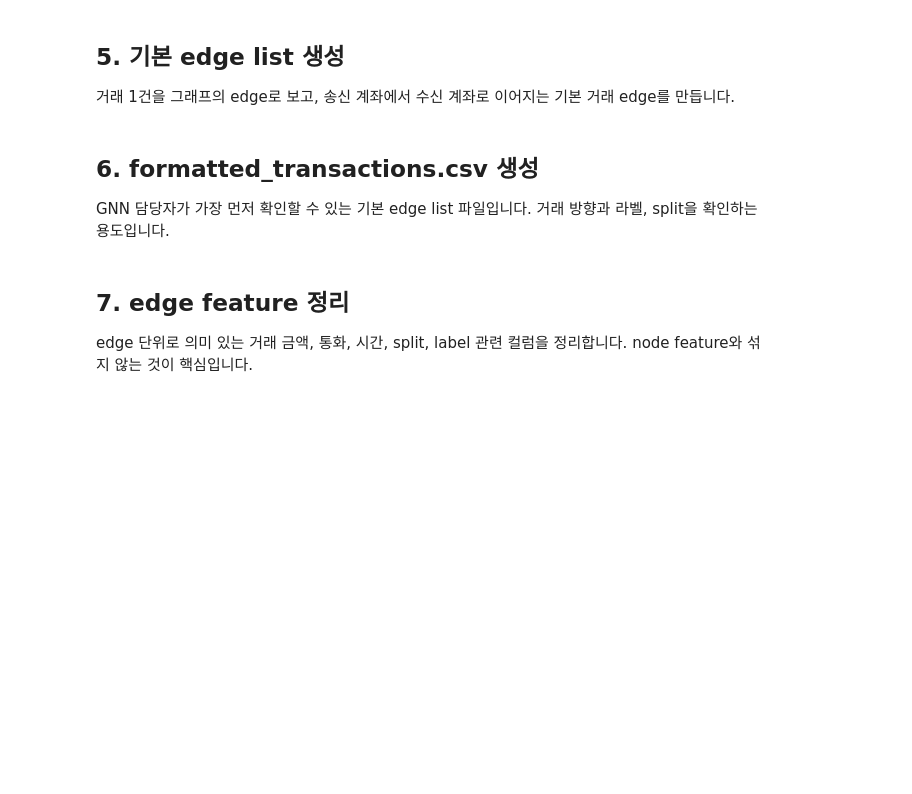
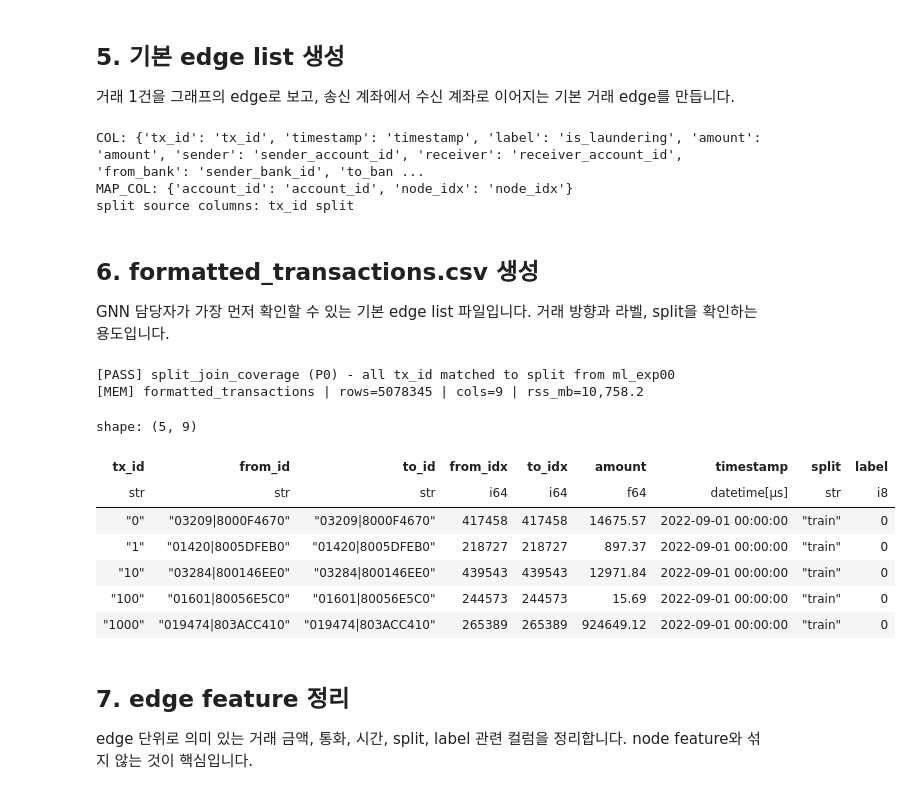
Before and after one commit to JKYUPSYCHE/Graph_AML, a Jupyter notebook: data/preprocessing/04_gnn_graph_process.ipynb, the cells around one changed output. Cells and saved outputs as stored; diff of their text form; code cells hidden in the pictures; blank space fills up the shorter version.

Commit message:
[Data] edit gnn preprocessing code

```diff
--- a/data/preprocessing/04_gnn_graph_process.ipynb
+++ b/data/preprocessing/04_gnn_graph_process.ipynb
@@ -35,12 +40,10 @@ from pathlib import Path
 # Drive 폴더 구조:
 # Graph_AML/
 # └── data/
-#     ├── code/
 #     ├── raw/
-#     ├── processed/
-#     │   ├── clean_base/
-#     │   └── ml_features/
-#     └── graph/
+#     └── processed/
+#         ├── clean_base/
+#         ├── ml_features/
 #         └── gnn_inputs/
 #
 # ============================================================
@@ -58,14 +61,12 @@ except ModuleNotFoundError:
 DRIVE_BASE_DIR = Path("/content/drive/MyDrive/Graph_AML")
 DRIVE_DATA_DIR = DRIVE_BASE_DIR / "data"
 
-CODE_DIR = DRIVE_DATA_DIR / "code"
 RAW_DIR = DRIVE_DATA_DIR / "raw"
 PROCESSED_DIR = DRIVE_DATA_DIR / "processed"
-GRAPH_DIR = DRIVE_DATA_DIR / "graph"
 
 CLEAN_BASE_DIR = PROCESSED_DIR / "clean_base"
 ML_DRIVE_DIR = PROCESSED_DIR / "ml_features"
-GNN_DRIVE_DIR = GRAPH_DIR / "gnn_inputs"
+GNN_DRIVE_DIR = PROCESSED_DIR / "gnn_inputs"
 VALIDATION_DIR = GNN_DRIVE_DIR / "validation"
 
 
@@ -78,10 +79,8 @@ GNN_DIR = GNN_DRIVE_DIR
 PROJECT_DIR = DRIVE_BASE_DIR
 
 for p in [
-    CODE_DIR,
     RAW_DIR,
     PROCESSED_DIR,
-    GRAPH_DIR,
     CLEAN_BASE_DIR,
     ML_DRIVE_DIR,
     GNN_DRIVE_DIR,
@@ -154,6 +153,7 @@ CONFIG = {
     "TX_ID_COL": "tx_id",
     "LABEL_COL": "is_laundering",
     "AMOUNT_COL": "amount",
+    "AMOUNT_RECEIVED_COL": "amount_received",
     "SENDER_COL": "sender_account_id",
     "RECEIVER_COL": "receiver_account_id",
     "FROM_BANK_COL": "sender_bank_id",
@@ -320,6 +357,7 @@ COL = {
     "to_bank": resolve_column(clean_base, CONFIG["TO_BANK_COL"], ["To Bank", "to_bank"], required=False),
     "payment_format": resolve_column(clean_base, "payment_format", ["Payment Format", "payment format"], required=False),
     "currency": resolve_column(clean_base, "payment_currency", ["Payment Currency", "currency", "amount_currency"], required=False),
+    "amount_received": resolve_column(clean_base, CONFIG["AMOUNT_RECEIVED_COL"], ["Amount Received", "amount_received", "amount_recv"], required=False),
 }
 
 MAP_COL = {
@@ -333,6 +371,10 @@ SPLIT_COL = resolve_column(ml_exp00, "split", ["data_split"])
 print("COL:", COL)
 print("MAP_COL:", MAP_COL)
 print("split source columns:", SPLIT_TX_COL, SPLIT_COL)
+# %% [output]
+COL: {'tx_id': 'tx_id', 'timestamp': 'timestamp', 'label': 'is_laundering', 'amount': 'amount', 'sender': 'sender_account_id', 'receiver': 'receiver_account_id', 'from_bank': 'sender_bank_id', 'to_ban ...
+MAP_COL: {'account_id': 'account_id', 'node_idx': 'node_idx'}
+split source columns: tx_id split
 # %% [markdown]
 ## 6. formatted_transactions.csv 생성
 GNN 담당자가 가장 먼저 확인할 수 있는 기본 edge list 파일입니다. 거래 방향과 라벨, split을 확인하는 용도입니다.
@@ -376,39 +418,48 @@ mapping_std = account_mapping.select([
 ])
 
 base = (
     base
     .join(mapping_std.rename({"account_id": "from_id", "node_idx": "from_idx"}), on="from_id", how="left")
     .join(mapping_std.rename({"account_id": "to_id", "node_idx": "to_idx"}), on="to_id", how="left")
 )
 
-missing_from = base.filter(pl.col("from_idx").is_null()).height
-missing_to = base.filter(pl.col("to_idx").is_null()).height
-if missing_from or missing_to:
-    fail_check("mapping_coverage", "P0", f"from_missing={missing_from}, to_missing={missing_to}", missing_from + missing_to)
-else:
-    add_check("mapping_coverage", "PASS", "P0", "all accounts exist in Step 1 account_mapping", 0)
 
 optional_cols = []
 if COL["from_bank"]:
     optional_cols.append(pl.col(COL["from_bank"]).cast(pl.Utf8).alias("from_bank"))
 if COL["to_bank"]:
     optional_cols.append(pl.col(COL["to_bank"]).cast(pl.Utf8).alias("to_bank"))
 if COL["currency"]:
     optional_cols.append(pl.col(COL["currency"]).cast(pl.Utf8).alias("currency"))
 if COL["payment_format"]:
     optional_cols.append(pl.col(COL["payment_format"]).cast(pl.Utf8).alias("payment_format"))
+if COL["amount_received"]:
+    optional_cols.append(pl.col(COL["amount_received"]).cast(pl.Float64).alias("amount_received"))
+else:
+    optional_cols.append(pl.lit(None).cast(pl.Float64).alias("amount_received"))
 
 base = base.with_columns(optional_cols) if optional_cols else base
 
 # 기본 edge list를 from_idx, to_idx 기준으로 만듭니다.
 formatted_transactions = (
     base
     .select(["tx_id", "from_id", "to_id", "from_idx", "to_idx", "amount", "timestamp", "split", "label"])
     .sort(["timestamp", "tx_id"])
 )
 
 record_memory("formatted_transactions", formatted_transactions)
 formatted_transactions.head(5)
+# %% [output]
+[PASS] split_join_coverage (P0) - all tx_id matched to split from ml_exp00
+[MEM] formatted_transactions | rows=5078345 | cols=9 | rss_mb=10,758.2
+shape: (5, 9)
+| tx_id | from_id | to_id | from_idx | to_idx | amount | timestamp | split | label |
+| str | str | str | i64 | i64 | f64 | datetime[μs] | str | i8 |
+| "0" | "03209|8000F4670" | "03209|8000F4670" | 417458 | 417458 | 14675.57 | 2022-09-01 00:00:00 | "train" | 0 |
+| "1" | "01420|8005DFEB0" | "01420|8005DFEB0" | 218727 | 218727 | 897.37 | 2022-09-01 00:00:00 | "train" | 0 |
+| "10" | "03284|800146EE0" | "03284|800146EE0" | 439543 | 439543 | 12971.84 | 2022-09-01 00:00:00 | "train" | 0 |
+| "100" | "01601|80056E5C0" | "01601|80056E5C0" | 244573 | 244573 | 15.69 | 2022-09-01 00:00:00 | "train" | 0 |
+| "1000" | "019474|803ACC410" | "019474|803ACC410" | 265389 | 265389 | 924649.12 | 2022-09-01 00:00:00 | "train" | 0 |
 # %% [markdown]
 ## 7. edge feature 정리
 edge 단위로 의미 있는 거래 금액, 통화, 시간, split, label 관련 컬럼을 정리합니다. node feature와 섞지 않는 것이 핵심입니다.
```
Also changed, not shown: parts of 11 cells of this notebook, 3 other files.
